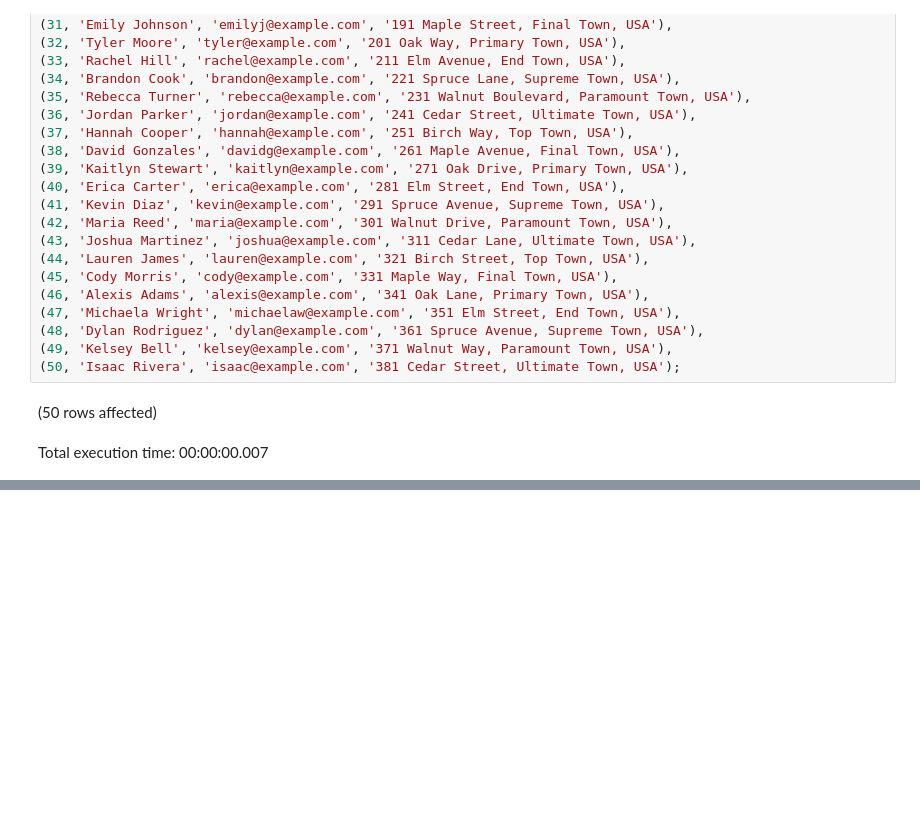
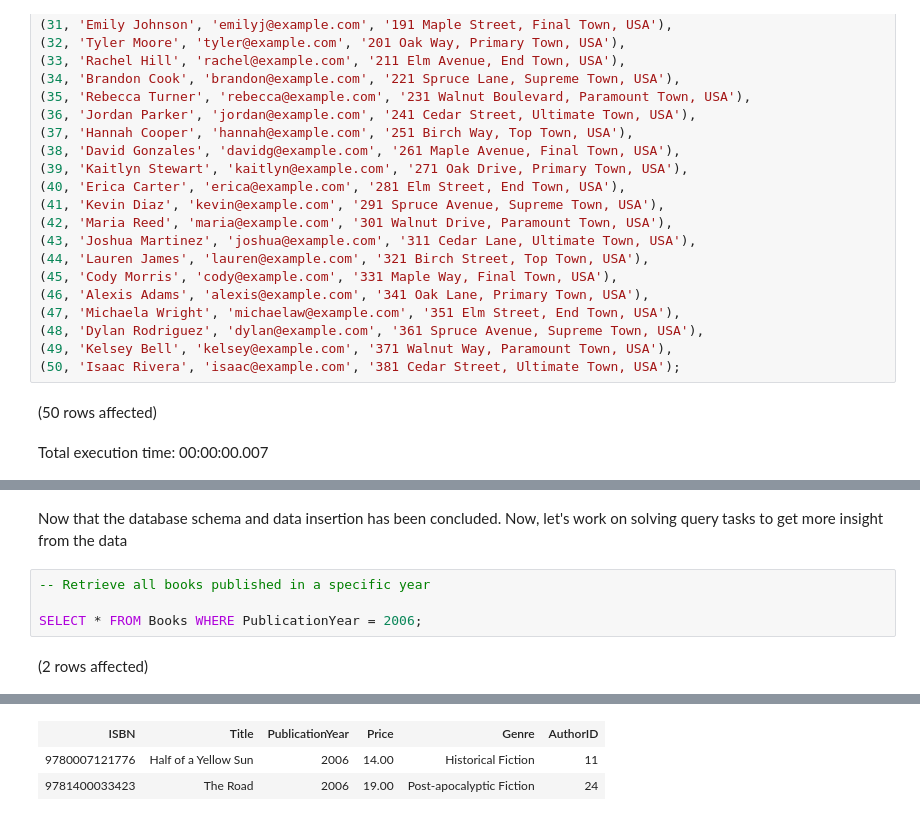
Before and after one commit to samietex/OnlineBookStore, a Jupyter notebook: OnlineBookstoreDatabaseSolution.ipynb, the cells around one changed output, grey strips where cells are left out. Saved outputs shown, nothing was run; the diff lists cells and outputs as text; blank space fills up the shorter version.

```diff
--- a/OnlineBookstoreDatabaseSolution.ipynb
+++ b/OnlineBookstoreDatabaseSolution.ipynb
@@ -294,0 +396,8 @@ INSERT INTO Orders (OrderID, CustomerID, OrderDate, TotalPrice) VALUES
+# %% [markdown]
+Now that the database schema and data insertion has been concluded. Now, let's work on solving query tasks to get more insight from the data
+# %%
+-- Retrieve all books published in a specific year
+
+SELECT * FROM Books WHERE PublicationYear = 2006;
+# %% [output]
+(2 rows affected)
@@ -294,0 +405,3 @@ INSERT INTO Orders (OrderID, CustomerID, OrderDate, TotalPrice) VALUES
+| ISBN | Title | PublicationYear | Price | Genre | AuthorID |
+| 9780007121776 | Half of a Yellow Sun | 2006 | 14.00 | Historical Fiction | 11 |
+| 9781400033423 | The Road | 2006 | 19.00 | Post-apocalyptic Fiction | 24 |
```
Also changed, not shown: parts of 16 cells of this notebook.
